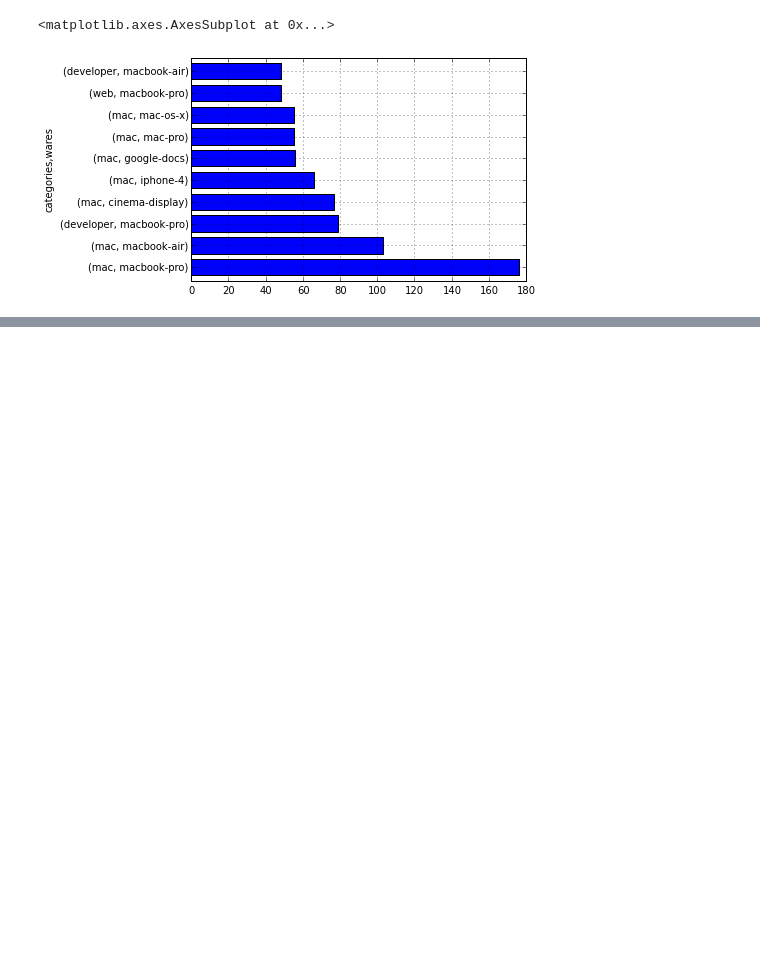
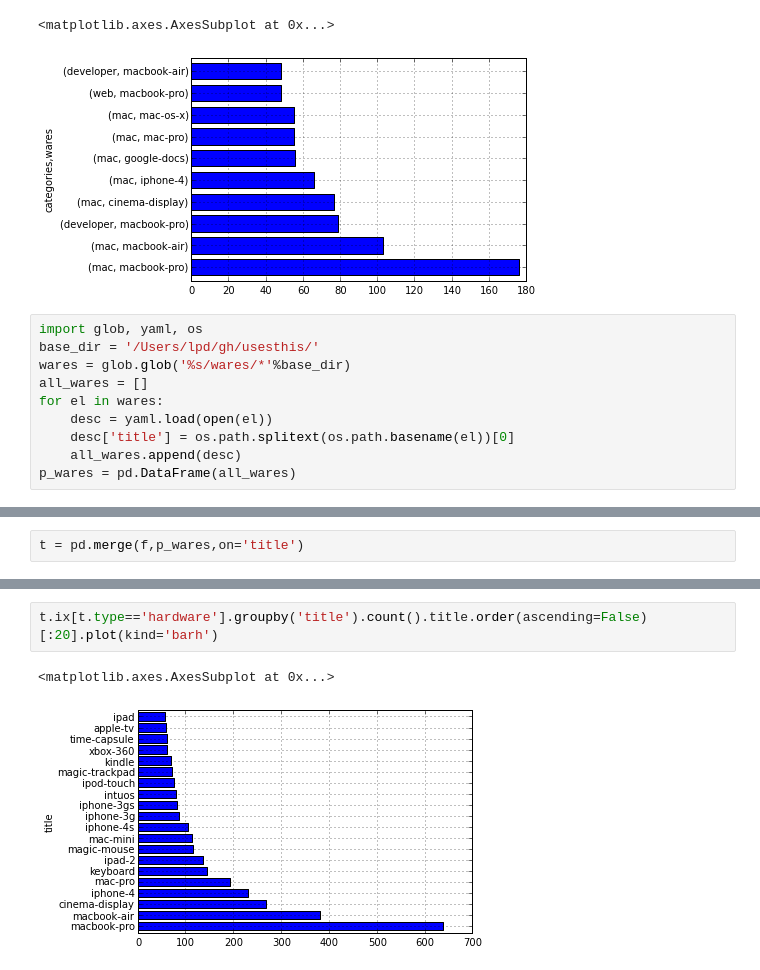
Before and after one commit to becomingGuru/usesthis_analysis, a Jupyter notebook: Graphs.ipynb, the cells around one changed output, grey strips where cells are left out. Cells and saved outputs as stored; diff of their text form; blank space fills up the shorter version.

```diff
--- a/Graphs.ipynb
+++ b/Graphs.ipynb
@@ -109,3 +109,13 @@ most_wares[:10].plot(kind='barh')
 # %% [output]
 <matplotlib.axes.AxesSubplot at 0x...>
 [figure]
+# %%
+import glob, yaml, os
+base_dir = '/Users/lpd/gh/usesthis/'
+wares = glob.glob('%s/wares/*'%base_dir)
+all_wares = []
+for el in wares:
+    desc = yaml.load(open(el))
+    desc['title'] = os.path.splitext(os.path.basename(el))[0]
+    all_wares.append(desc)
+p_wares = pd.DataFrame(all_wares)
@@ -111,0 +480,2 @@ most_wares[:10].plot(kind='barh')
+# %%
+t = pd.merge(f,p_wares,on='title')
@@ -111,0 +562,5 @@ most_wares[:10].plot(kind='barh')
+# %%
+t.ix[t.type=='hardware'].groupby('title').count().title.order(ascending=False)[:20].plot(kind='barh')
+# %% [output]
+<matplotlib.axes.AxesSubplot at 0x...>
+[figure, added]
```
Also changed, not shown: parts of 53 cells of this notebook.
